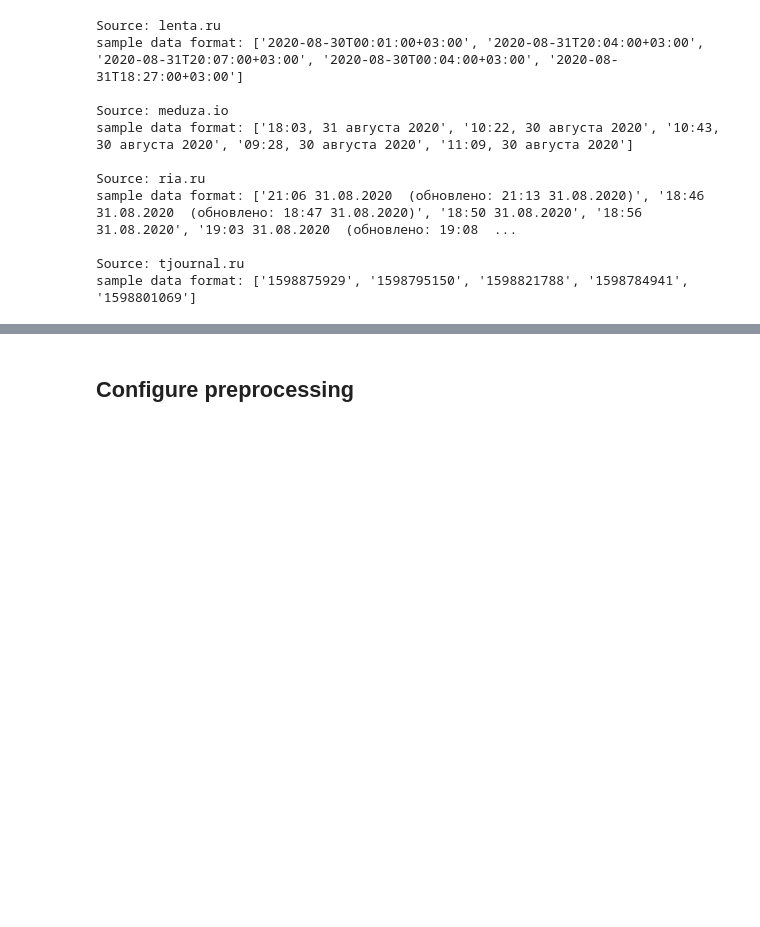
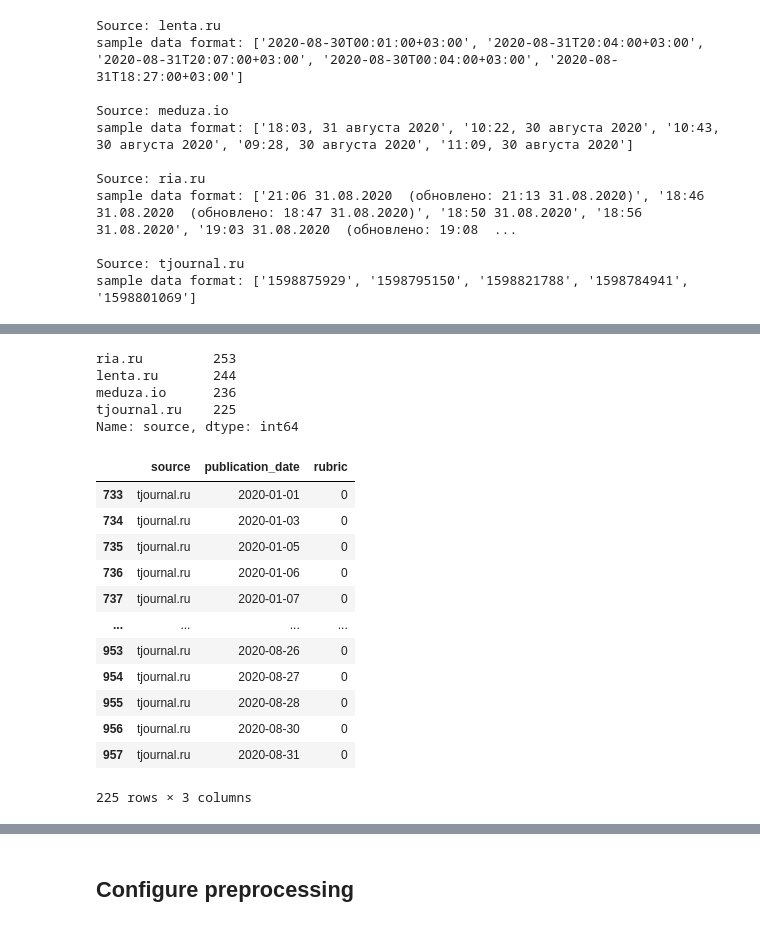
Before and after one commit to IrinaArmstrong/Keywords-Extraction, a Jupyter notebook: notebooks/KeyWords Extraction - TextRank.ipynb, the cells around one changed output, grey strips where cells are left out. Cells and saved outputs as stored; diff of their text form; code cells hidden in the pictures; blank space fills up the shorter version.

```diff
--- a/notebooks/KeyWords Extraction - TextRank.ipynb
+++ b/notebooks/KeyWords Extraction - TextRank.ipynb
@@ -171,36 +187,0 @@ datetime.datetime(2020, 8, 31, 18, 3)
-# %%
-def convert_datetime(date):
-    if type(date) == float:
-        return None
-    if len(date) <= 1:
-        print(f"Error parcing date-time: {date}")
-        return None
-# %%
-def convert_datetime(date):
-    if type(date) == float:
-        return None
-    if len(date) <= 1:
-        print(f"Error parcing date-time: {date}")
-        return None
-    try:
-        # Format: 2020-09-14 14:23:09
-        dt = datetime.datetime.strptime(date, "%Y-%m-%d %H:%M:%S")
-        return dt
-    except:
-        try:
-            # Format: 2020-14-09 14:23:09
-            dt = datetime.datetime.strptime(date, "%Y-%d-%m %H:%M:%S")
-            return dt
-        except:
-            try:
-                # Format: 14.09.2020 14:23
-                dt = datetime.datetime.strptime(date, "%d.%m.%Y %H:%M")
-                return dt
-            except:
-                try:
-                # Format: 2020-09-21 06:28:29.000000
-                    dt = datetime.datetime.strptime(date, "%Y-%m-%d %H:%M:%S.%f")
-                    return dt
-                except:
-                    print(f"Error parcing date-time: {date} of type {type(date)}")
-                    return None
@@ -206,0 +246,2 @@ def convert_datetime(date):
+# %%
+df = datetime_formatting(df, 'publication_date', 'source', to_copy=False)
@@ -206,0 +269,5 @@ def convert_datetime(date):
+# %%
+df = df.dropna(subset=['publication_date']).rename({'publication_date': 'publication_datetime'}, axis=1)
+df['publication_date'] = df['publication_datetime'].dt.date
+by_date = df.groupby(by=['source', 'publication_date']).agg({'rubric': 'count'}).reset_index()
+by_date.head()
@@ -206,0 +281,24 @@ def convert_datetime(date):
+# %%
+by_date.source.value_counts()
+# %% [output]
+ria.ru         253
+lenta.ru       244
+meduza.io      236
+tjournal.ru    225
+Name: source, dtype: int64
+# %%
+by_date.loc[by_date.source == 'tjournal.ru']
+# %% [output]
+|  | source | publication_date | rubric |
+| 733 | tjournal.ru | 2020-01-01 | 0 |
+| 734 | tjournal.ru | 2020-01-03 | 0 |
+| 735 | tjournal.ru | 2020-01-05 | 0 |
+| 736 | tjournal.ru | 2020-01-06 | 0 |
+| 737 | tjournal.ru | 2020-01-07 | 0 |
+| ... | ... | ... | ... |
+| 953 | tjournal.ru | 2020-08-26 | 0 |
+| 954 | tjournal.ru | 2020-08-27 | 0 |
+| 955 | tjournal.ru | 2020-08-28 | 0 |
+| 956 | tjournal.ru | 2020-08-30 | 0 |
+| 957 | tjournal.ru | 2020-08-31 | 0 |
+225 rows × 3 columns
```
Also changed, not shown: parts of 11 cells of this notebook, 1 other file.
